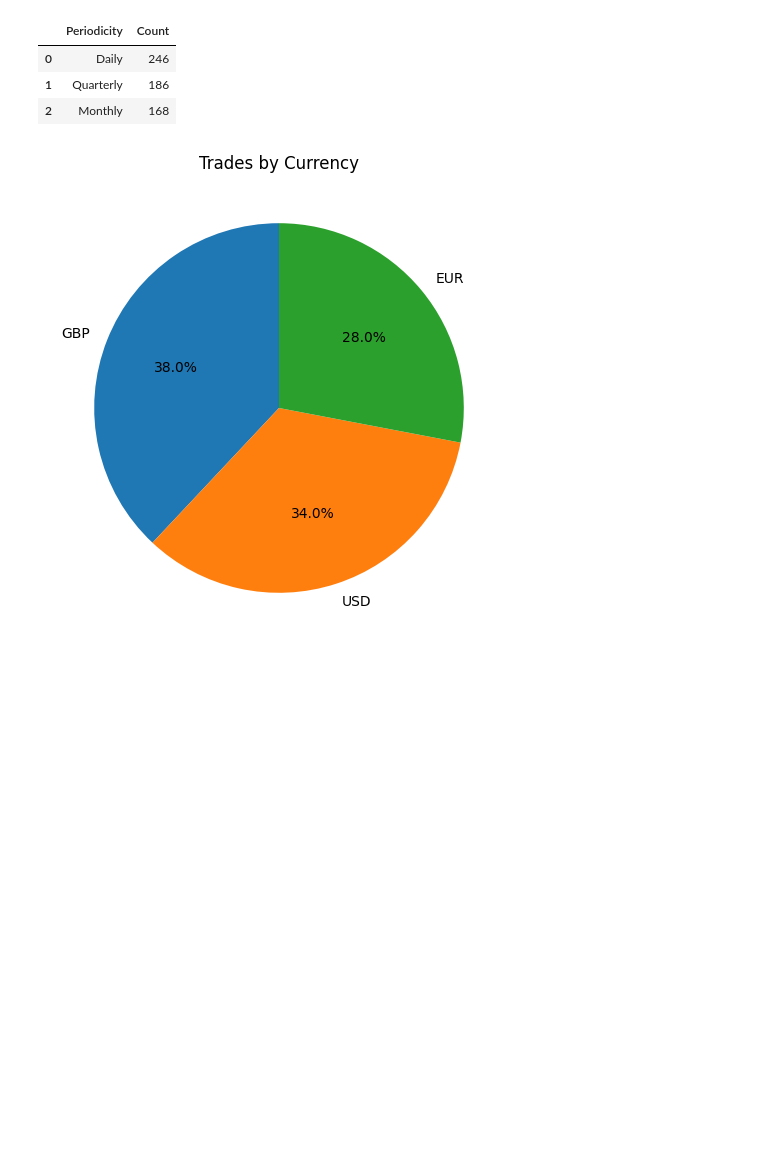
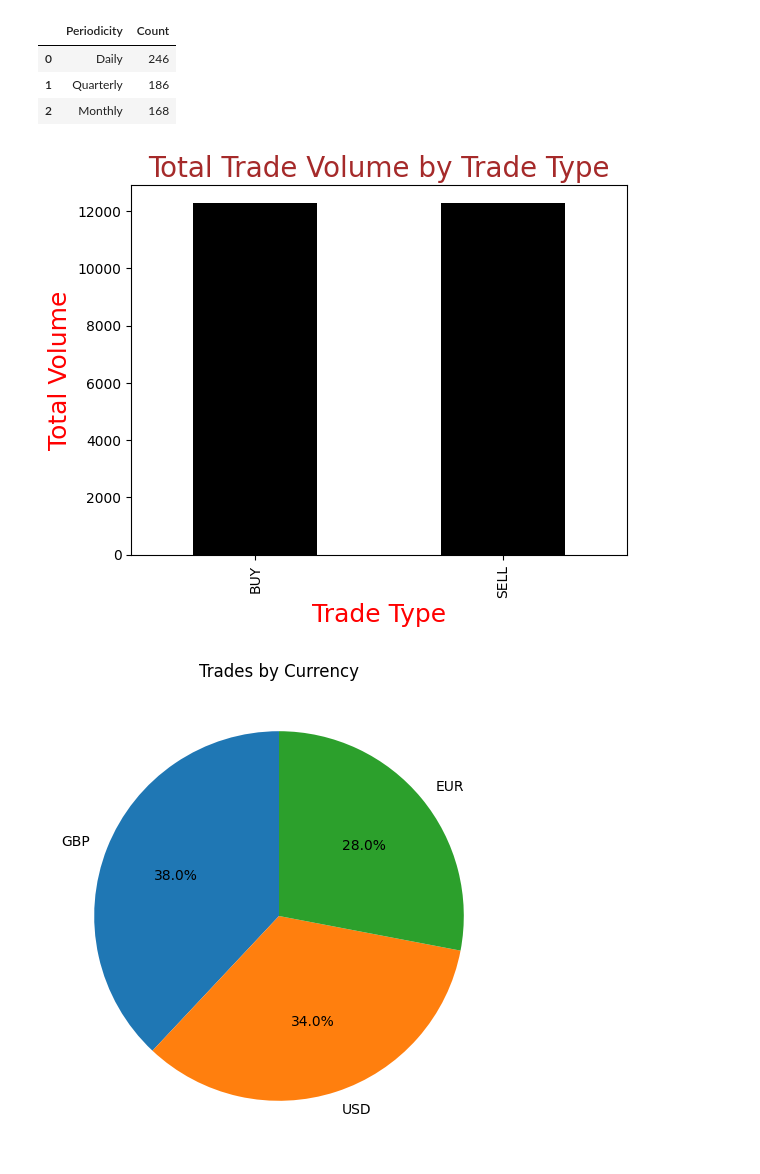
Before and after one commit to Shri31Shetty/Technical-Assessment2, a Jupyter notebook: etrm_analysis.ipynb, the cells around one changed output. Saved outputs shown, nothing was run; the diff lists cells and outputs as text; code cells hidden in the pictures; blank space fills up the shorter version.

```diff
--- a/etrm_analysis.ipynb
+++ b/etrm_analysis.ipynb
@@ -169,6 +169,17 @@ display(periodicity_dist)
 | 0 | Daily | 246 |
 | 1 | Quarterly | 186 |
 | 2 | Monthly | 168 |
+# %%
+import matplotlib.pyplot as plt
+
+volume_by_trade_type = csv_df.groupby('TradeType')['Volume'].sum().sort_values(ascending=False)
+volume_by_trade_type.plot(kind='bar', color='black')
+plt.title('Total Trade Volume by Trade Type',color="brown",size=20)
+plt.xlabel('Trade Type',color="red",size=18)
+plt.ylabel('Total Volume',color="red",size=18)
+plt.show()
+# %% [output]
+[figure, added]
 # %%
 #5.Data Visualization
 #a.Pie chart: Trades by currency
```
Also changed, not shown: 2 other files.
